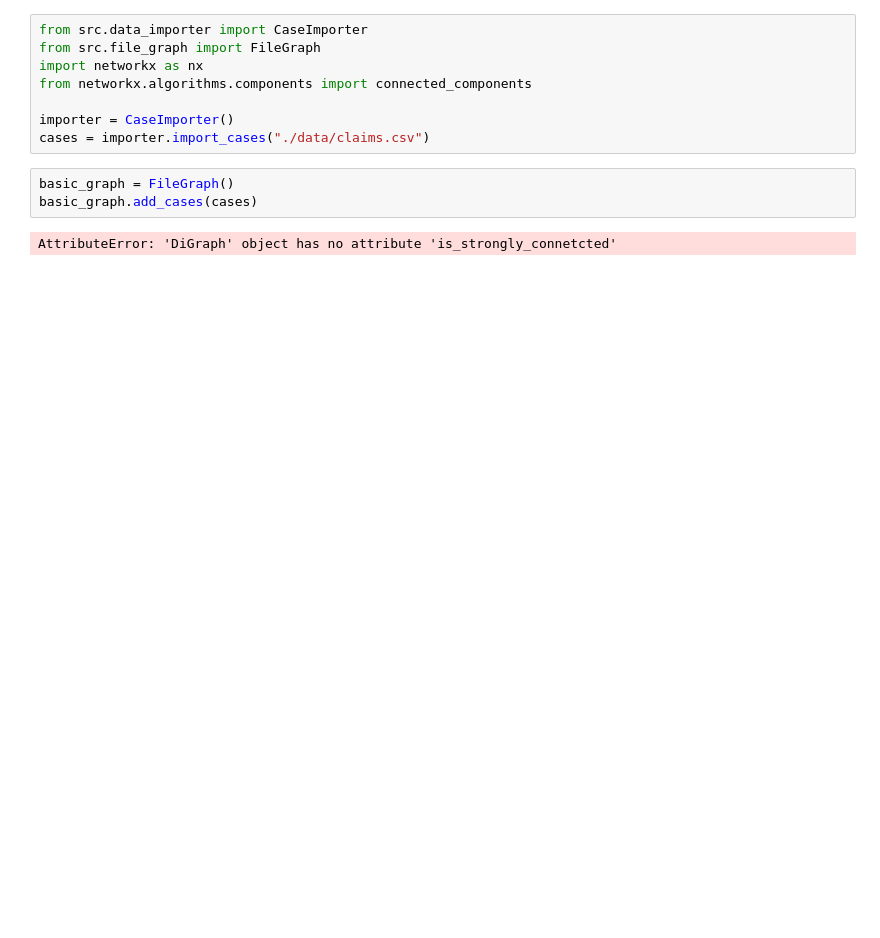
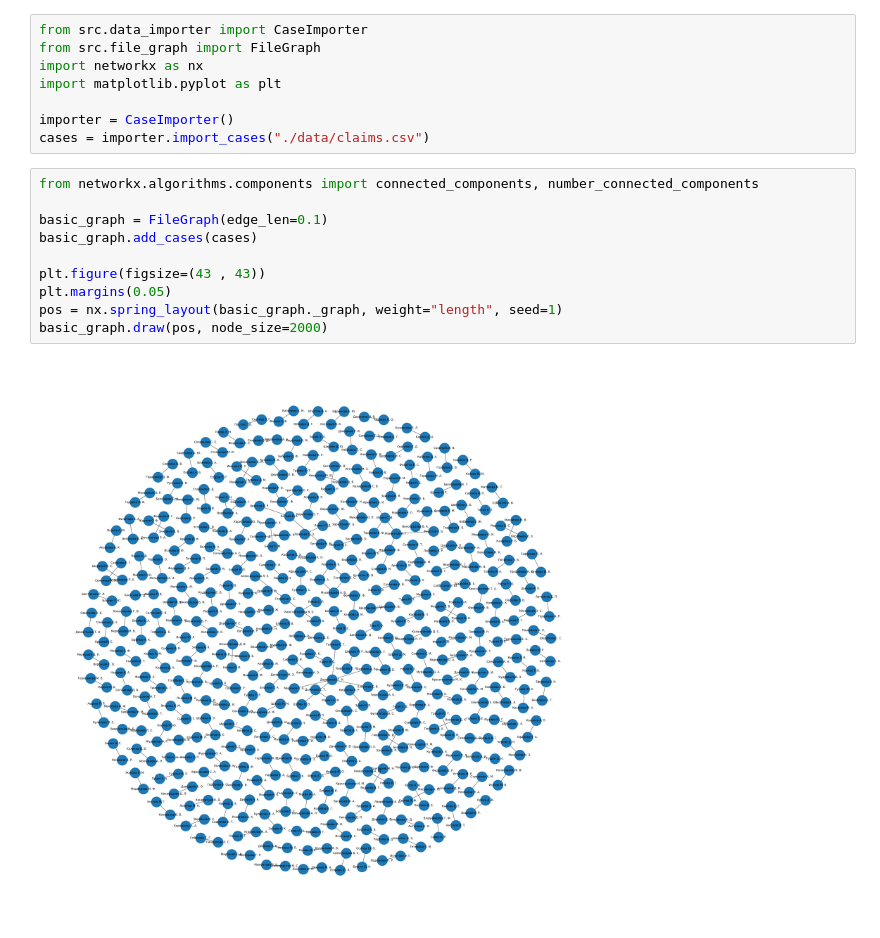
Before and after one commit to pine-free/fin-def-homework, a Jupyter notebook: main.ipynb, the cells around one changed output. Drawn from its saved outputs; the diff is of its cells as text; blank space fills up the shorter version.

```diff
--- a/main.ipynb
+++ b/main.ipynb
@@ -2,12 +2,19 @@
 from src.data_importer import CaseImporter
 from src.file_graph import FileGraph
 import networkx as nx
-from networkx.algorithms.components import connected_components
+import matplotlib.pyplot as plt
 
 importer = CaseImporter()
 cases = importer.import_cases("./data/claims.csv")
 # %%
-basic_graph = FileGraph()
+from networkx.algorithms.components import connected_components, number_connected_components
+
+basic_graph = FileGraph(edge_len=0.1)
 basic_graph.add_cases(cases)
+
+plt.figure(figsize=(43 , 43))
+plt.margins(0.05)
+pos = nx.spring_layout(basic_graph._graph, weight="length", seed=1)
+basic_graph.draw(pos, node_size=2000)
 # %% [output]
-AttributeError: 'DiGraph' object has no attribute 'is_strongly_connetcted'
+[figure, added]
```
Also changed, not shown: parts of 2 cells of this notebook, 2 other files.
